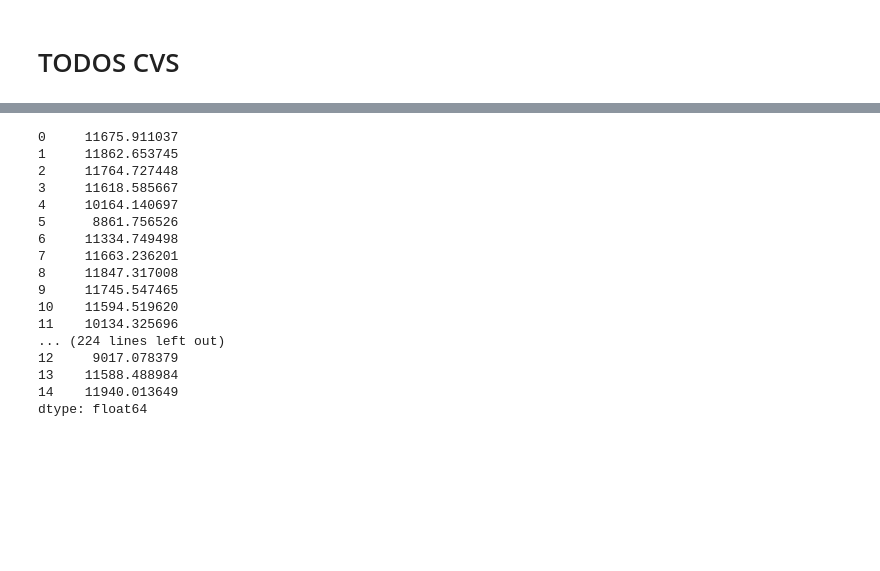
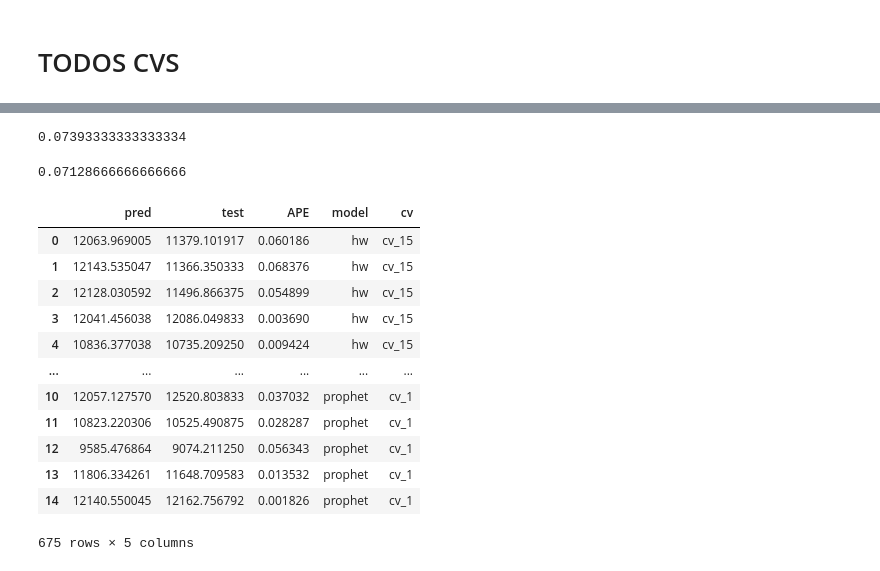
Before and after one commit to matheus-vizzotto/projecao_demanda_eletrica, a Jupyter notebook: models/cross_validation/compare_cv.ipynb, the cells around one changed output, grey strips where cells are left out. Cells and saved outputs as stored; diff of their text form; code cells hidden in the pictures; blank space fills up the shorter version.

```diff
--- a/models/cross_validation/compare_cv.ipynb
+++ b/models/cross_validation/compare_cv.ipynb
@@ -160,7 +162,7 @@ for file in os.listdir("validation"):
         with open(file_name) as f:
             my_dict = json.load(f)
         #mapes = []
-        for key, values in my_dict.items():
+        #for key, values in my_dict.items():
         #     mape_ = get_measures(pd.Series(my_dict[key]["pred"]), pd.Series(my_dict[key]["test"]))["mape"]
         #     mapes.append(mape_)
-        # print(file, np.mean(mapes))~
+        #print(file, np.mean(mapes))
@@ -180,4 +187,23 @@ dict_items([('cv_15', {'pred': [11287.853069418126, 11581.772442994949, 11401.42
+# %%
+#PROPHET
+with open("validation/prophet_cv.json") as f:
+    prophet_f = json.load(f)
+
+df_fc_prophet = pd.DataFrame()
+cvs = []
+for cv, values in hw_f.items():
+    pred = pd.Series(prophet_f[cv]["pred"])
+    test = pd.Series(prophet_f[cv]["test"])
+    df_fc_prophet_ = pd.concat([pred, test], axis = 1)
+    df_fc_prophet = pd.concat([df_fc_prophet, df_fc_prophet_], axis = 0)
+    m = get_measures(pred, test)
+    cvs.append(m["mape"])
+np.mean(cvs)
+# %% [output]
+0.07393333333333334
 # %%
+#ENSEMBLE
+cvs = []
 for cv, values in hw_f.items():
     l_ = []
     hw_f_vals = hw_f[cv]["pred"]
@@ -186,21 +212,42 @@ for cv, values in hw_f.items():
     l_.append(pd.Series(prophet_f_vals))
     df_ensemble_cv = pd.concat(l_, axis=1, )
     ensemble = df_ensemble_cv.mean(axis=1)
+    ensemble = pd.concat([ensemble, pd.Series(hw_f[cv]["test"])], axis = 1)
+    ensemble.columns = ["forecast", "test"]
+    m = get_measures(ensemble.forecast, ensemble.test)
+    cvs.append(m["mape"])
+np.mean(cvs)
 # %% [output]
-0     11675.911037
-1     11862.653745
-2     11764.727448
-3     11618.585667
-4     10164.140697
-5      8861.756526
-6     11334.749498
-7     11663.236201
-8     11847.317008
-9     11745.547465
-10    11594.519620
-11    10134.325696
-... (224 lines left out)
-12     9017.078379
-13    11588.488984
-14    11940.013649
-dtype: float64
+0.07128666666666666
+# %%
+df_c = pd.DataFrame()
+for file in os.listdir("validation"):
+    if ("cv.json" in file):
+        file_name = "validation/" + file
+        with open(file_name) as f:
+            my_dict = json.load(f)
+        for cv, values in my_dict.items():
+            pred = pd.Series(prophet_f[cv]["pred"])
+            test = pd.Series(prophet_f[cv]["test"])
+            df_fc_ = pd.concat([pred, test], axis = 1)
+            df_fc_.columns = ["pred", "test"]
+            df_fc_["APE"] = np.abs(df_fc_.pred - df_fc_.test)/df_fc_.test
+            df_fc_["model"] = file[:-8]
+            df_fc_["cv"] = cv
+            df_c = pd.concat([df_c, df_fc_], axis=0)
+# %%
+df_c
+# %% [output]
+|  | pred | test | APE | model | cv |
+| 0 | 12063.969005 | 11379.101917 | 0.060186 | hw | cv_15 |
+| 1 | 12143.535047 | 11366.350333 | 0.068376 | hw | cv_15 |
+| 2 | 12128.030592 | 11496.866375 | 0.054899 | hw | cv_15 |
+| 3 | 12041.456038 | 12086.049833 | 0.003690 | hw | cv_15 |
+| 4 | 10836.377038 | 10735.209250 | 0.009424 | hw | cv_15 |
+| ... | ... | ... | ... | ... | ... |
+| 10 | 12057.127570 | 12520.803833 | 0.037032 | prophet | cv_1 |
+| 11 | 10823.220306 | 10525.490875 | 0.028287 | prophet | cv_1 |
+| 12 | 9585.476864 | 9074.211250 | 0.056343 | prophet | cv_1 |
+| 13 | 11806.334261 | 11648.709583 | 0.013532 | prophet | cv_1 |
+| 14 | 12140.550045 | 12162.756792 | 0.001826 | prophet | cv_1 |
+675 rows × 5 columns
```
Also changed, not shown: parts of 4 cells of this notebook, 14 other files.
